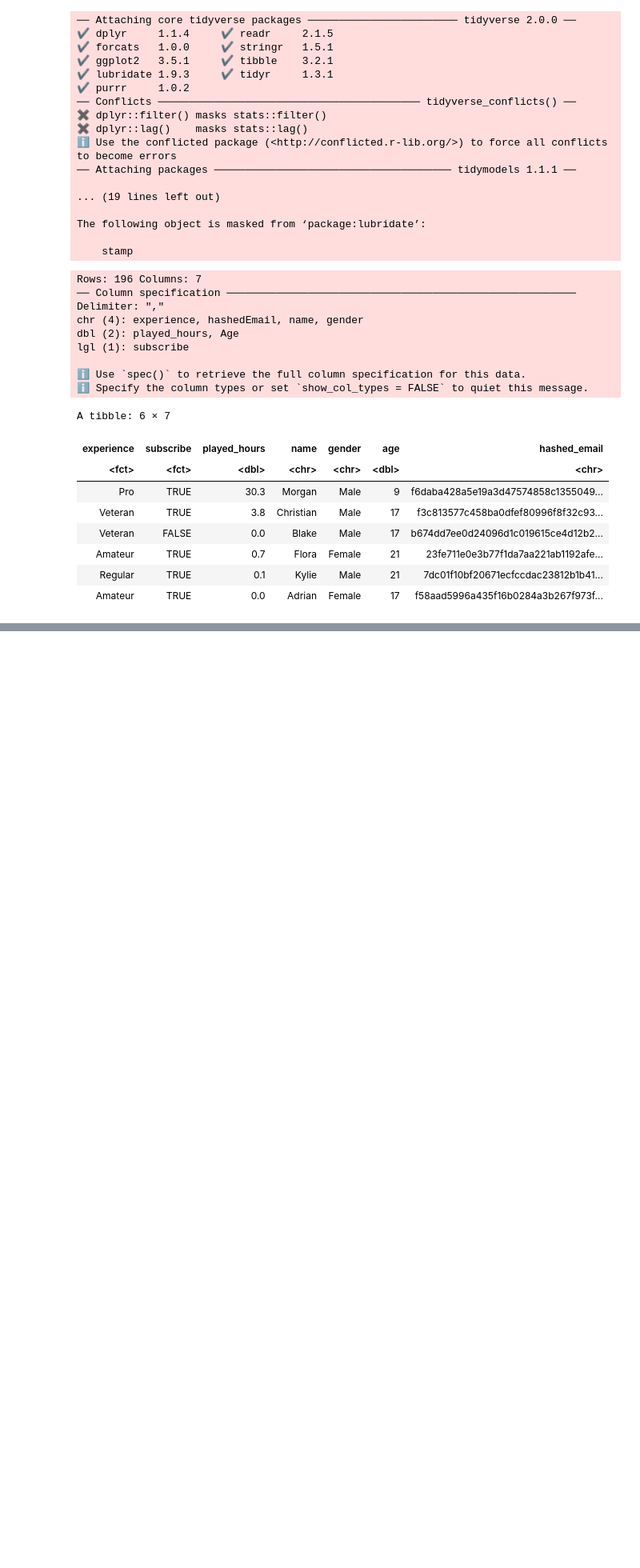
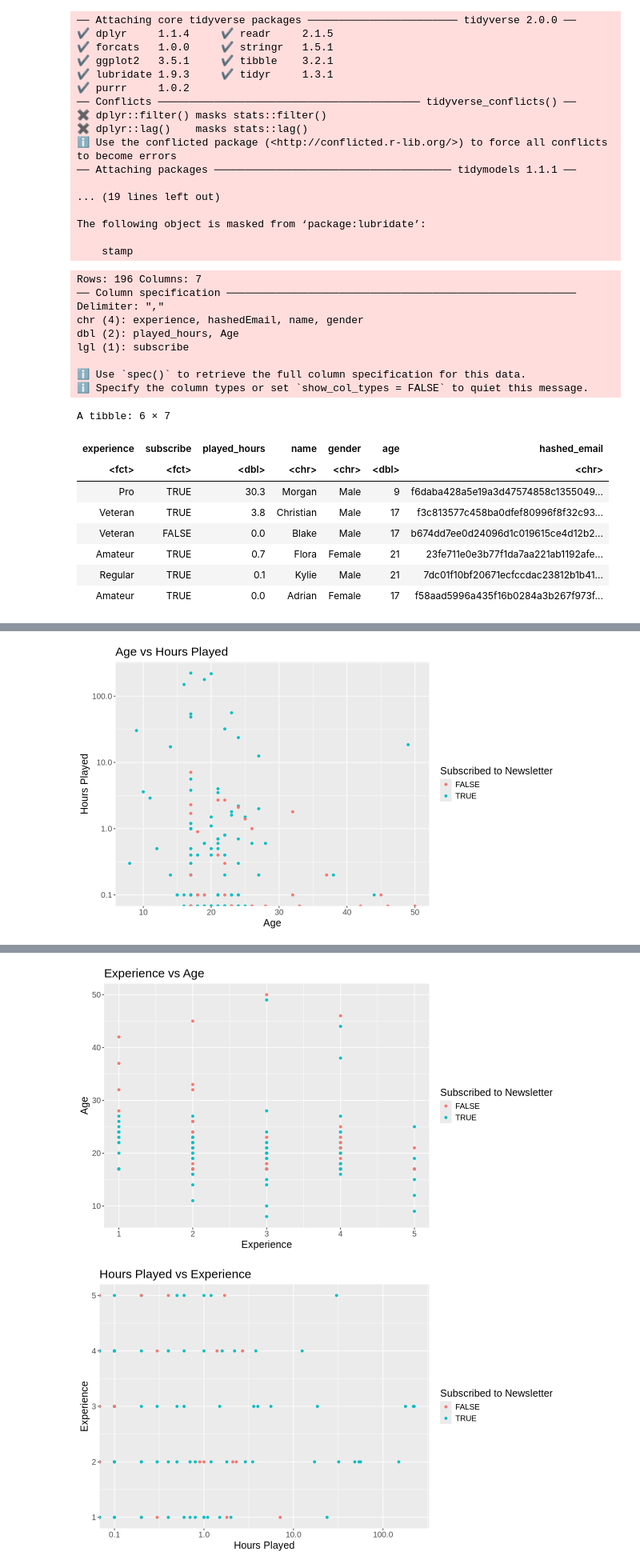
Before and after one commit to ccn4v4/group6_report, a Jupyter notebook: main.ipynb, the cells around one changed output, grey strips where cells are left out. Shown at 80% size. Cells and saved outputs as stored; diff of their text form; code cells hidden in the pictures; blank space fills up the shorter version.

Commit message:
added silly plots

```diff
--- a/main.ipynb
+++ b/main.ipynb
@@ -142,0 +141,43 @@ A tibble: 2 × 3
+# %%
+predictors_df <- players_df |>
+    select(played_hours, age, experience, subscribe)
+# %%
+## Analyzing Correlation Between Each Set of Variables
+options(repr.plot.width = 10, repr.plot.height = 6)
+predictors_df |>
+    ggplot(aes(x = age, y = played_hours, color = subscribe)) +
+    geom_point() +
+    scale_y_log10() +
+    labs(
+        x = "Age",
+        y = "Hours Played",
+        color = "Subscribed to Newsletter",
+        title = "Age vs Hours Played"
+    ) +
+    theme(text = element_text(size = 15))
+
+options(repr.plot.width = 10, repr.plot.height = 6)
+predictors_df |>
+    ggplot(aes(x = experience, y = age, color = subscribe)) +
+    geom_point() +
+    labs(
+        x = "Experience",
+        y = "Age",
+        color = "Subscribed to Newsletter",
+        title = "Experience vs Age"
+    ) +
+    theme(text = element_text(size = 15))
+
+options(repr.plot.width = 10, repr.plot.height = 6)
+predictors_df |>
+    ggplot(aes(x = played_hours, y = experience, color = subscribe)) +
+    geom_point() +
+    scale_x_log10() +
+    labs(
+        x = "Hours Played",
+        y = "Experience",
+        color = "Subscribed to Newsletter",
+        title = "Hours Played vs Experience"
+    ) +
+    theme(text = element_text(size = 15))
+# %% [output]
@@ -142,0 +186 @@ A tibble: 2 × 3
+[figure, added]
@@ -142,0 +189,2 @@ A tibble: 2 × 3
+[figure, added]
+[figure, added]
```
Also changed, not shown: parts of 6 cells of this notebook.
